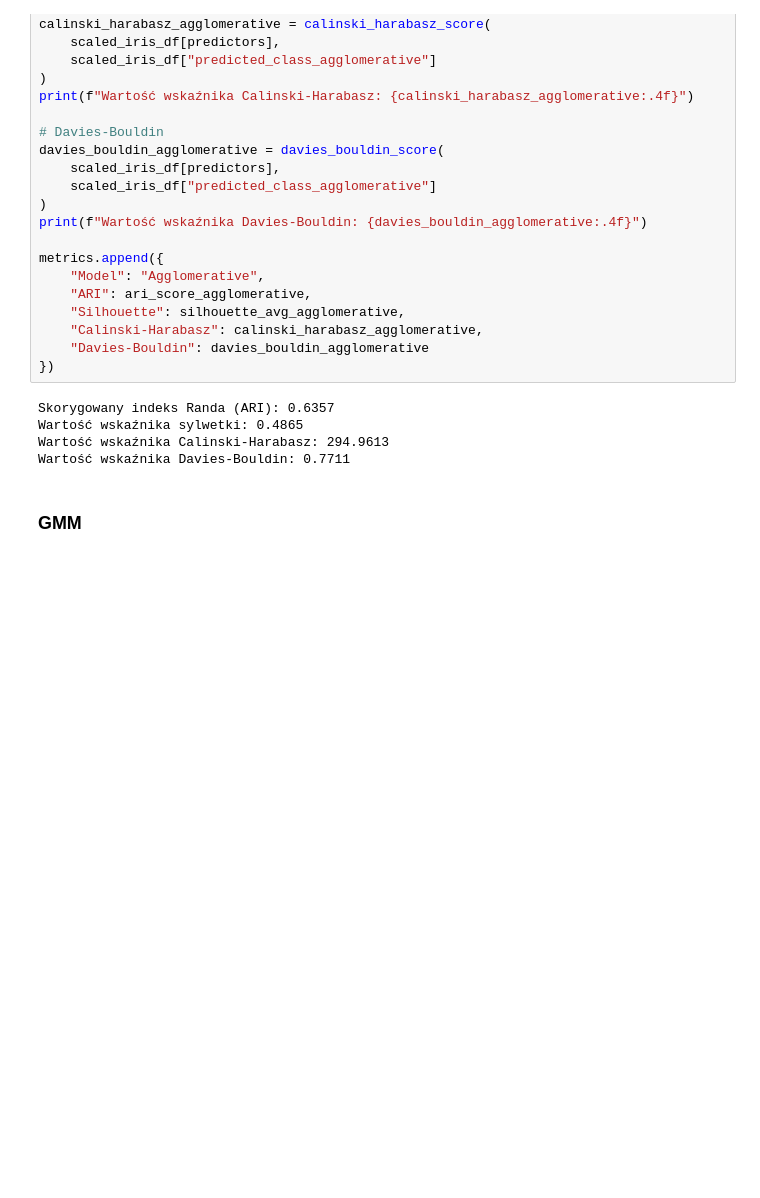
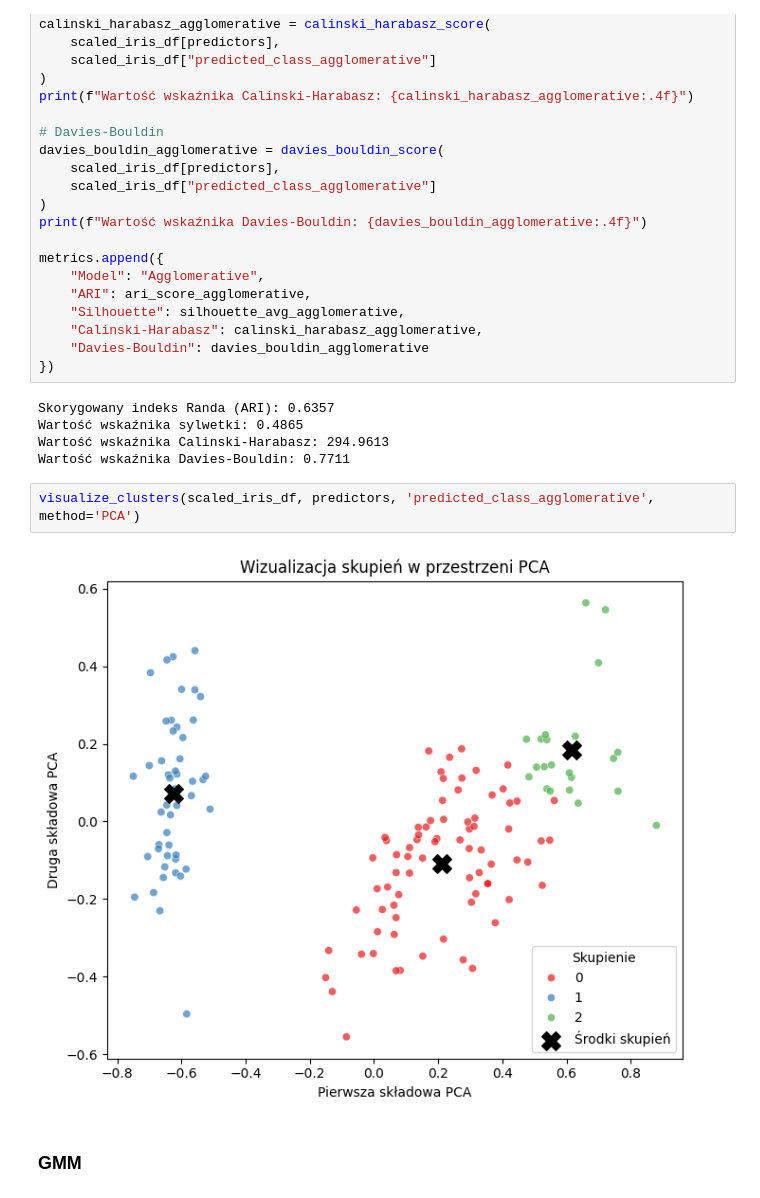
Before and after one commit to kingaorlowicz/Data_Mining_agh, a Jupyter notebook: lab3/IRIS_AGH_LAB.ipynb, the cells around one changed output. Cells and saved outputs as stored; diff of their text form; blank space fills up the shorter version.

```diff
--- a/lab3/IRIS_AGH_LAB.ipynb
+++ b/lab3/IRIS_AGH_LAB.ipynb
@@ -1415,6 +1419,10 @@ Skorygowany indeks Randa (ARI): 0.6357
 Wartość wskaźnika sylwetki: 0.4865
 Wartość wskaźnika Calinski-Harabasz: 294.9613
 Wartość wskaźnika Davies-Bouldin: 0.7711
+# %%
+visualize_clusters(scaled_iris_df, predictors, 'predicted_class_agglomerative', method='PCA')
+# %% [output]
+[figure, added]
 # %% [markdown]
 ### GMM
 # %%
```
Also changed, not shown: parts of 2 cells of this notebook.
